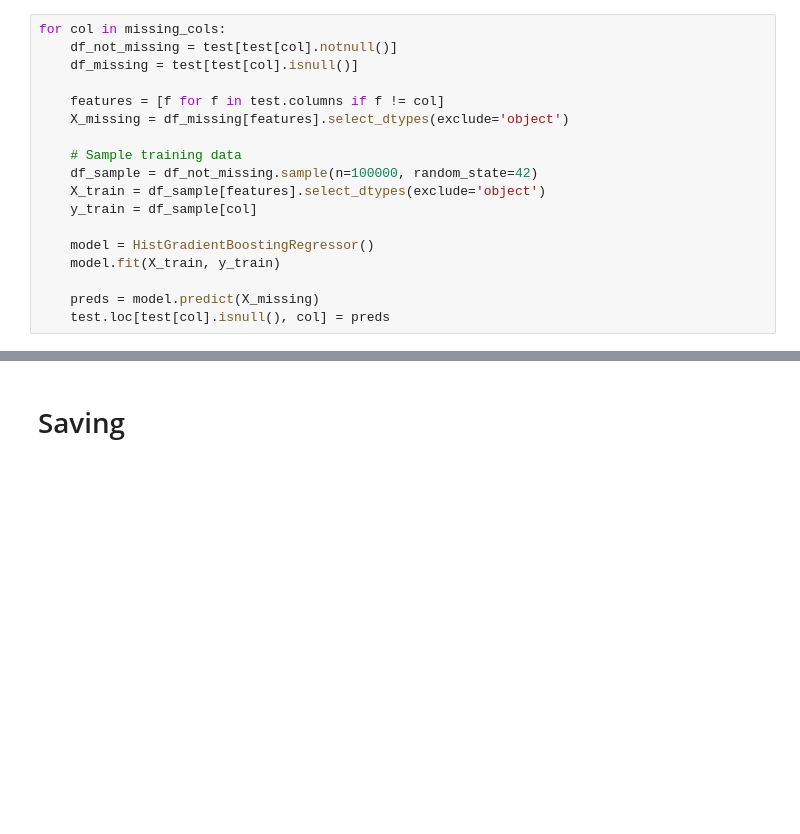
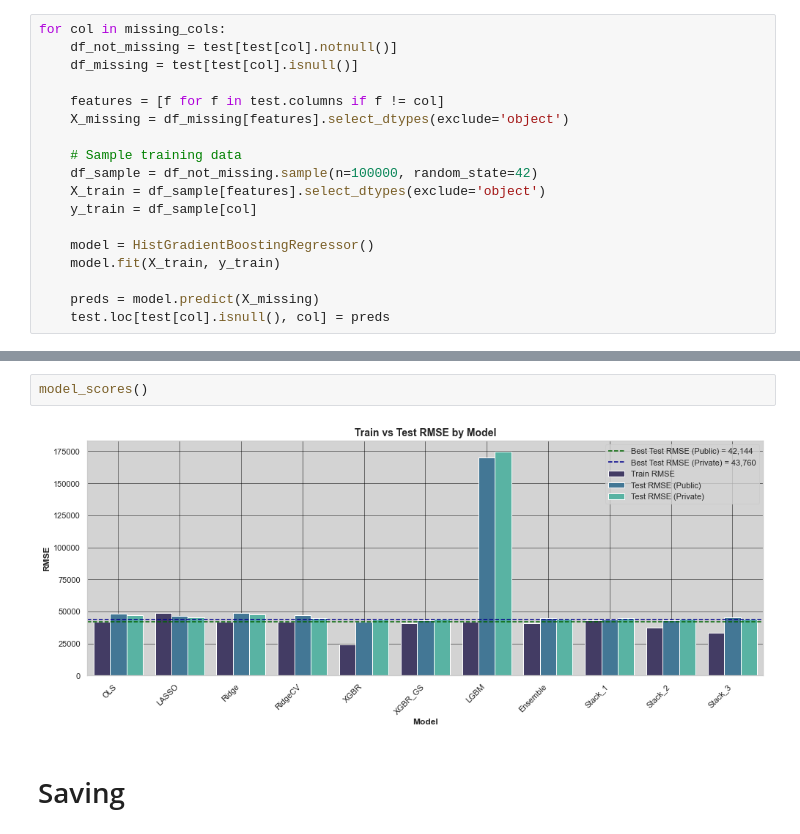
Before and after one commit to SethKauf/STA9890-Prediction-Competition, a Jupyter notebook: Workfiles/Prediction_Competition_Workfile_7_(Data_Cleaning).ipynb, the cells around one changed output, grey strips where cells are left out. Saved outputs shown, nothing was run; the diff lists cells and outputs as text; blank space fills up the shorter version.

```diff
--- a/Workfiles/Prediction_Competition_Workfile_7_(Data_Cleaning).ipynb
+++ b/Workfiles/Prediction_Competition_Workfile_7_(Data_Cleaning).ipynb
@@ -257,3 +460,7 @@ for col in missing_cols:
+# %%
+model_scores()
+# %% [output]
+[figure, added]
 # %% [markdown]
 # Saving
 # %%
```
Also changed, not shown: parts of 15 cells of this notebook, 19 other files.
